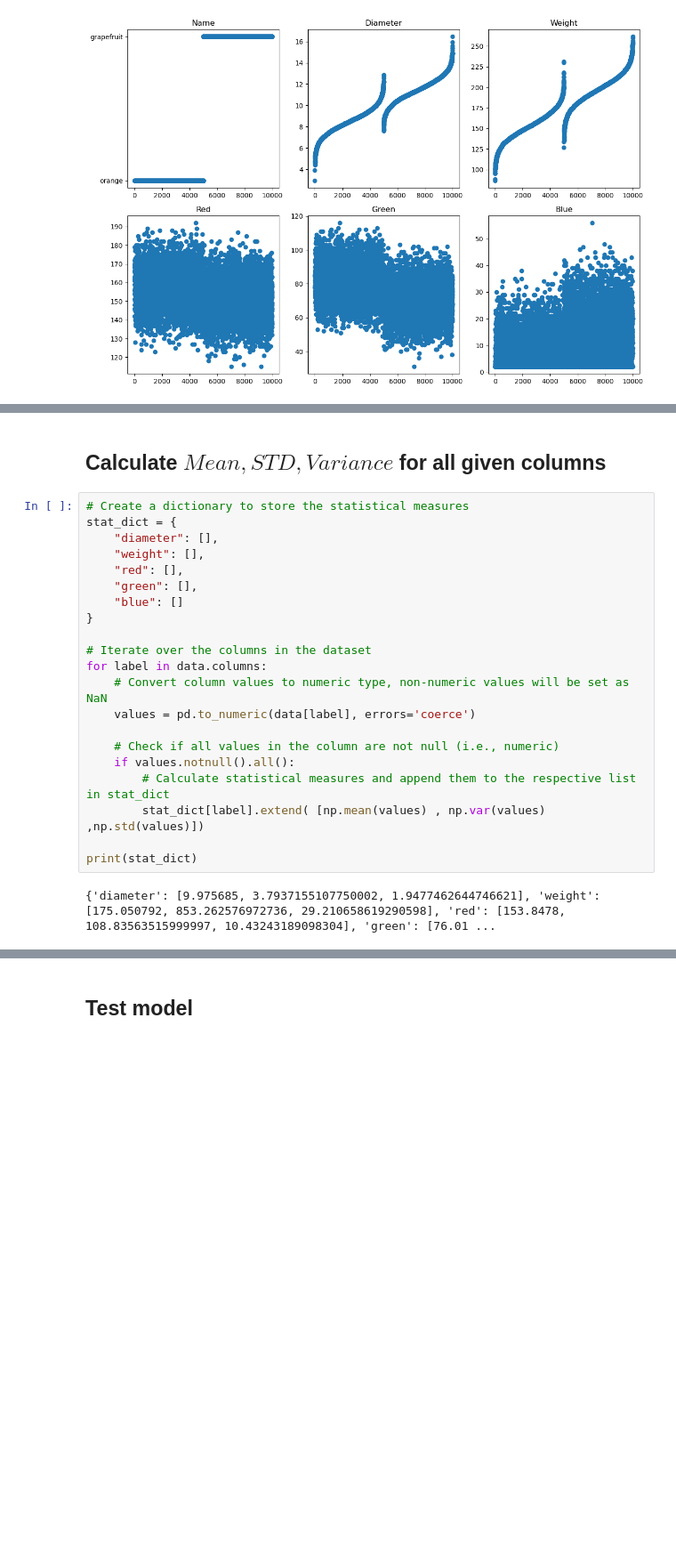
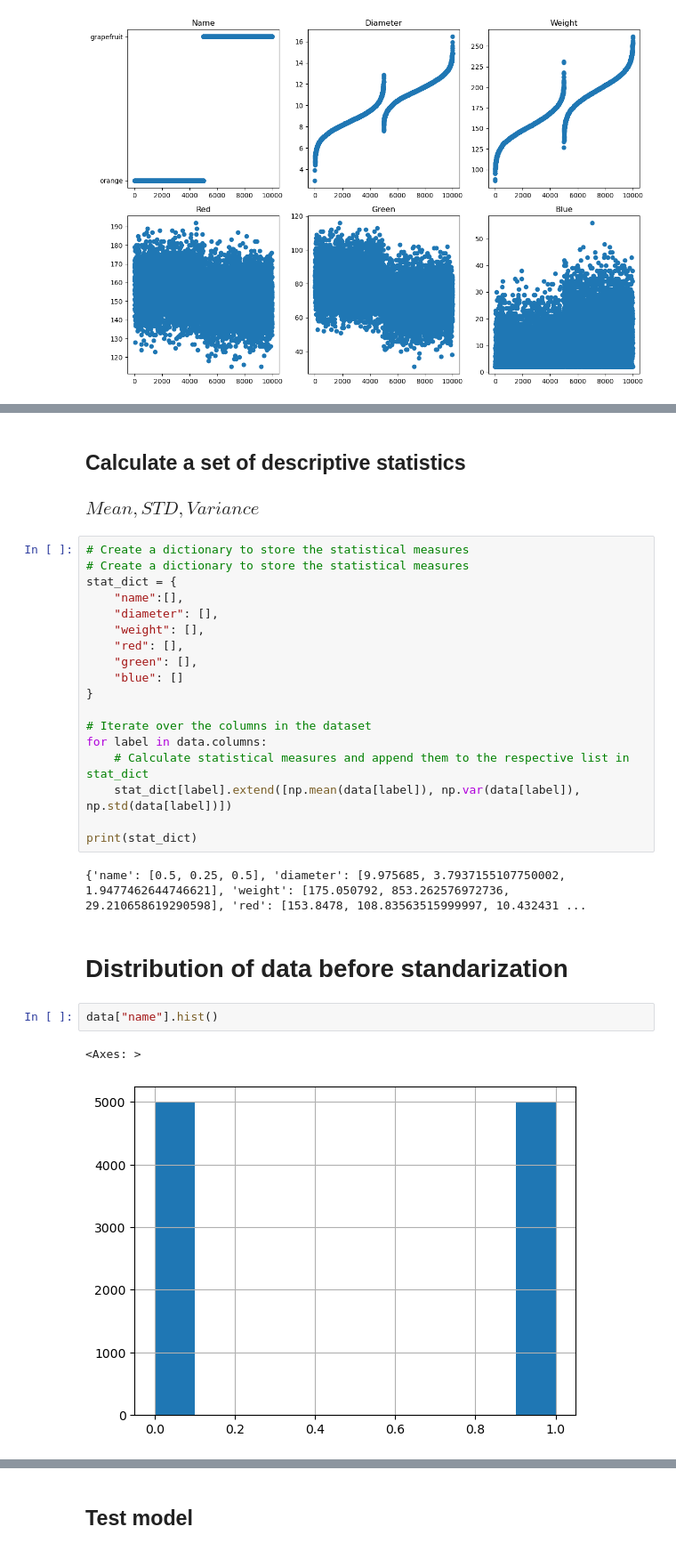
Before and after one commit to MohamedMandour10/Citrus-Binary-Classification, a Jupyter notebook: oranges-vs-grapefruit.ipynb, the cells around one changed output, grey strips where cells are left out. Shown: that part at 89% size. Cells and saved outputs as stored; diff of their text form; blank space fills up the shorter version.

```diff
--- a/oranges-vs-grapefruit.ipynb
+++ b/oranges-vs-grapefruit.ipynb
@@ -138,8 +129,11 @@ outliers could be :
 # %% [markdown]
-## Calculate $Mean, STD , Variance$ for all given columns
+## Calculate a set of descriptive statistics
+### $ Mean, STD , Variance $
 # %%
 # Create a dictionary to store the statistical measures
+# Create a dictionary to store the statistical measures
 stat_dict = {
+    "name":[],
     "diameter": [],
     "weight": [],
     "red": [],
@@ -149,15 +143,17 @@ stat_dict = {
 
 # Iterate over the columns in the dataset
 for label in data.columns:
-    # Convert column values to numeric type, non-numeric values will be set as NaN
-    values = pd.to_numeric(data[label], errors='coerce')
-
-    # Check if all values in the column are not null (i.e., numeric)
-    if values.notnull().all():
-        # Calculate statistical measures and append them to the respective list in stat_dict
-        stat_dict[label].extend( [np.mean(values) , np.var(values) ,np.std(values)])
+    # Calculate statistical measures and append them to the respective list in stat_dict
+    stat_dict[label].extend([np.mean(data[label]), np.var(data[label]), np.std(data[label])])
 
 print(stat_dict)
 # %% [output]
-{'diameter': [9.975685, 3.7937155107750002, 1.9477462644746621], 'weight': [175.050792, 853.262576972736, 29.210658619290598], 'red': [153.8478, 108.83563515999997, 10.43243189098304], 'green': [76.01 ...
+{'name': [0.5, 0.25, 0.5], 'diameter': [9.975685, 3.7937155107750002, 1.9477462644746621], 'weight': [175.050792, 853.262576972736, 29.210658619290598], 'red': [153.8478, 108.83563515999997, 10.432431 ...
+# %% [markdown]
+# Distribution of data before **standarization**
+# %%
+data["name"].hist()
+# %% [output]
+<Axes: >
+[figure, added]
 # %%
```
Also changed, not shown: parts of 51 cells of this notebook.
